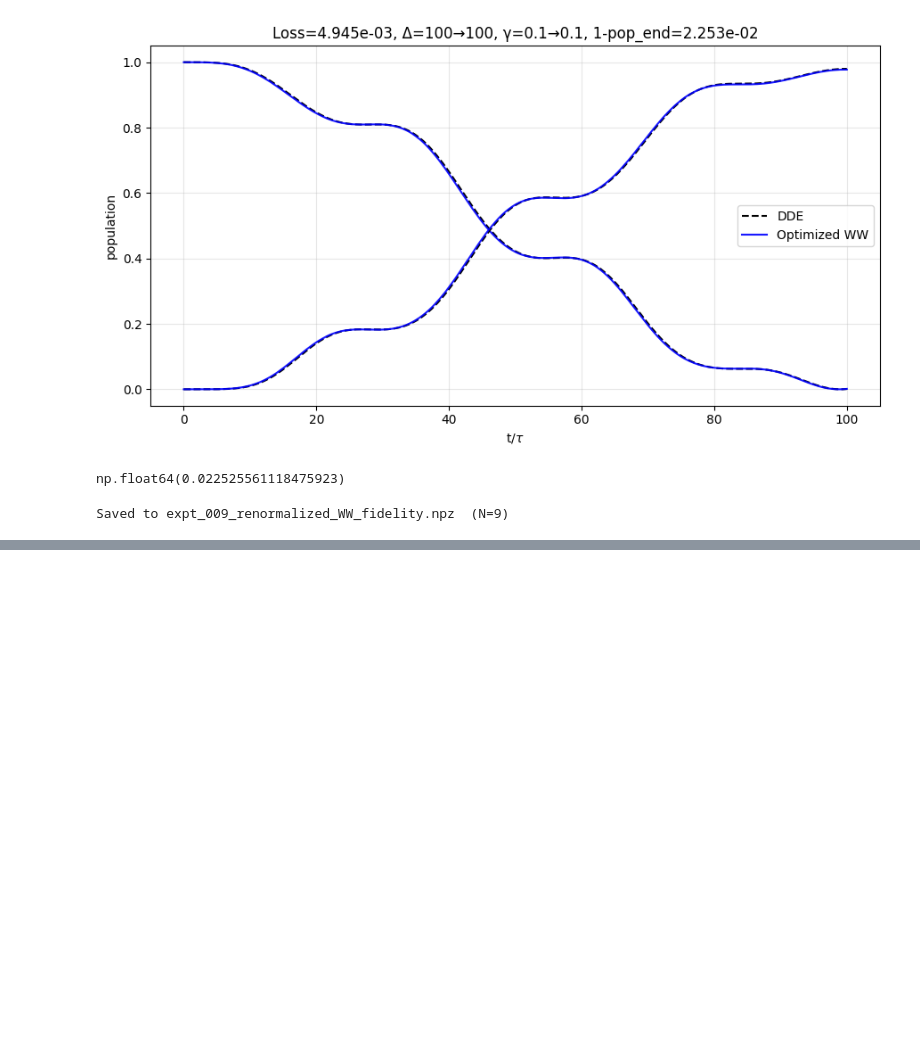
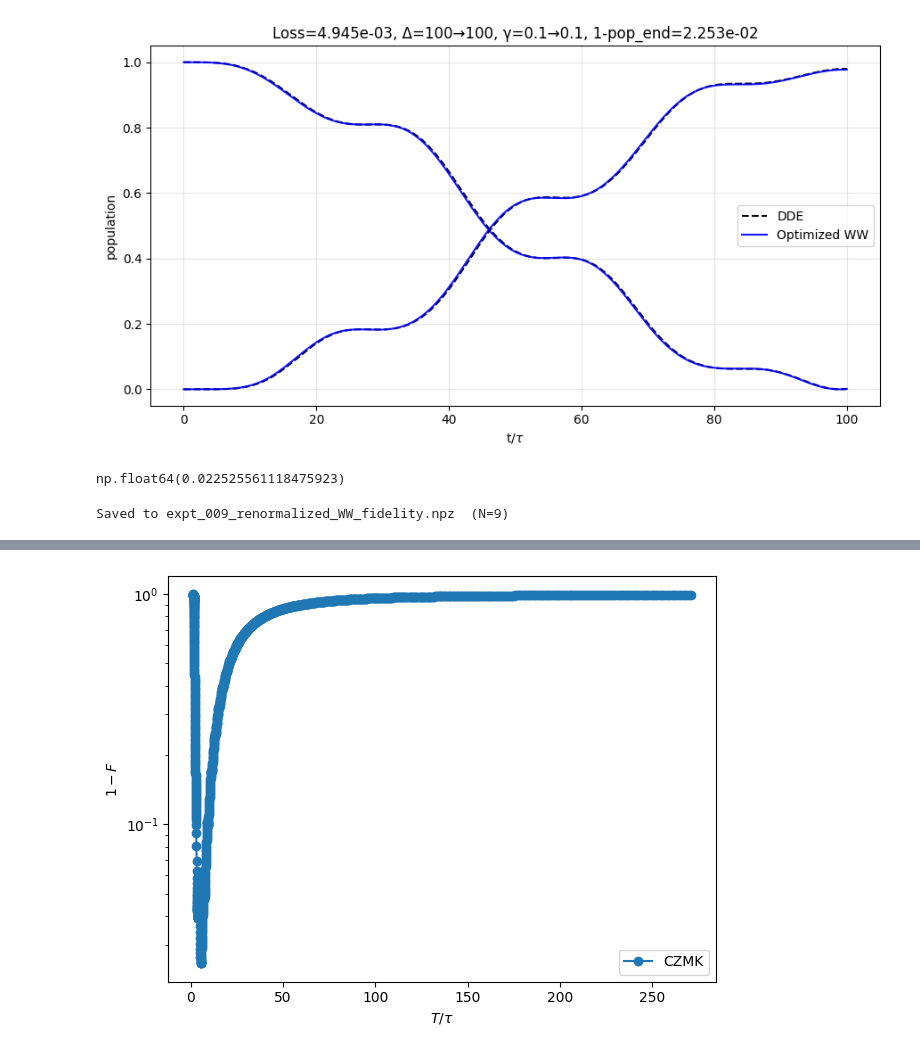
Before and after one commit to Taitoos2/non_markovian_qubit_swap, a Jupyter notebook: Idea_3.ipynb, the cells around one changed output, grey strips where cells are left out. Drawn from its saved outputs; the diff is of its cells as text; code cells hidden in the pictures; blank space fills up the shorter version.

```diff
--- a/Idea_3.ipynb
+++ b/Idea_3.ipynb
@@ -147,0 +155,7 @@ plot_IF_vs_T(
+# %%
+from expt_sets import CZMK_Scan_T
+import numpy as np
+
+CZMK_Scan_T(tau=1)
+# %% [output]
+[figure, added]
```
Also changed, not shown: parts of 6 cells of this notebook, 2 other files.
